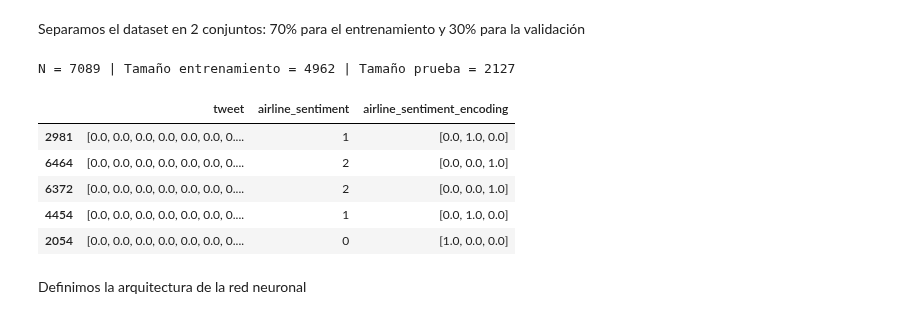
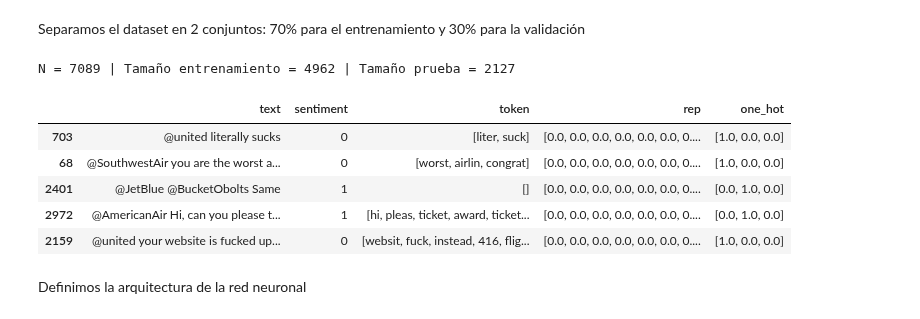
Before and after one commit to AngieJoya99/Proyecto-RN, a Jupyter notebook: Entrega1.ipynb, the cells around one changed output. Saved outputs shown, nothing was run; the diff lists cells and outputs as text; code cells hidden in the pictures.

```diff
--- a/Entrega1.ipynb
+++ b/Entrega1.ipynb
@@ -110,3 +124,7 @@ dataset.head()
+# %%
+dataset = dataset.drop(["airline"], axis=1)
+dataset["sentiment"] = dataset["airline_sentiment"].replace({"negative" : 0, "neutral" : 1, "positive" : 2}).astype(int)
+dataset = dataset.drop(["airline_sentiment"], axis=1)
 # %% [markdown]
 Procesamos y tokenizamos el texto para poder asignarle representaciones numéricas que se puedan utilizar en la Red Neuronal
 # %%
@@ -177,9 +195,10 @@ Como la distribución de los datos no está balanceada, implementamos la técnic
 # %%
-submuestreo = ClusterCentroids(sampling_strategy='auto', random_state=2025)
+submuestreo = NearMiss(sampling_strategy='auto',version=1)
 
 x = np.array(dataset["rep"].to_list(), dtype="float32")
+y = dataset["sentiment"].values
+xBal, yBal = submuestreo.fit_resample(x, y)
+indicesBal = submuestreo.sample_indices_
 
-#El submuestreo no recibe one hot encoding, convertir a etiquetas 0,1,2
-y = dataset["airline_sentiment"].map({"negative": 0, "neutral": 1, "positive": 2}).astype(int)
-
-xBal, yBal = submuestreo.fit_resample(x, y)
+datasetBal = dataset.iloc[indicesBal].copy().reset_index(drop=True)
+datasetBal.info()
@@ -186,5 +217,4 @@ xBal, yBal = submuestreo.fit_resample(x, y)
 # %%
-datasetBal = pd.DataFrame({"tweet": [row.tolist() for row in xBal],"airline_sentiment": yBal})
-graficaDistribucion(datasetBal,"airline_sentiment",["Neutro", "Positivo", "Negativo"],"Sentimiento","Instancias","Distribución Porcentual de las Opiniones del Dataset Balanceado")
+graficaDistribucion(datasetBal,"sentiment",["Neutro", "Positivo", "Negativo"],"Sentimiento","Instancias","Distribución Porcentual de las Opiniones del Dataset Balanceado")
 # %% [output]
 [figure]
@@ -191,29 +223,26 @@ graficaDistribucion(datasetBal,"airline_sentiment",["Neutro", "Positivo", "Negat
+# %%
+datasetBal["one_hot"] = list(to_categorical(datasetBal["sentiment"], num_classes=3))
 # %% [markdown]
 ## Creación y Entrenamiento de la Red Neuronal
 # %% [markdown]
 Separamos el dataset en 2 conjuntos: 70% para el entrenamiento y 30% para la validación
 # %%
-#Se realiza nuevamente one hot encoding
-datasetBal["airline_sentiment_encoding"] = list(
-    to_categorical(datasetBal["airline_sentiment"], num_classes=3)
-)
-
 n = len(datasetBal)
 cTrain = int(n*0.7) # 70% para entrenar y 30% para la validación
 cTest = n-cTrain
 
 print(f"N = {n} | Tamaño entrenamiento = {cTrain} | Tamaño prueba = {cTest}")
 
 trainData, testData = train_test_split(datasetBal, train_size=cTrain, test_size=cTest, random_state=2025)
-testData.head()
+trainData.head()
 # %% [output]
 N = 7089 | Tamaño entrenamiento = 4962 | Tamaño prueba = 2127
-|  | tweet | airline_sentiment | airline_sentiment_encoding |
-| 2981 | [0.0, 0.0, 0.0, 0.0, 0.0, 0.0, 0.... | 1 | [0.0, 1.0, 0.0] |
-| 6464 | [0.0, 0.0, 0.0, 0.0, 0.0, 0.0, 0.... | 2 | [0.0, 0.0, 1.0] |
-| 6372 | [0.0, 0.0, 0.0, 0.0, 0.0, 0.0, 0.... | 2 | [0.0, 0.0, 1.0] |
-| 4454 | [0.0, 0.0, 0.0, 0.0, 0.0, 0.0, 0.... | 1 | [0.0, 1.0, 0.0] |
-| 2054 | [0.0, 0.0, 0.0, 0.0, 0.0, 0.0, 0.... | 0 | [1.0, 0.0, 0.0] |
+|  | text | sentiment | token | rep | one_hot |
+| 703 | @united literally sucks | 0 | [liter, suck] | [0.0, 0.0, 0.0, 0.0, 0.0, 0.0, 0.... | [1.0, 0.0, 0.0] |
+| 68 | @SouthwestAir you are the worst a... | 0 | [worst, airlin, congrat] | [0.0, 0.0, 0.0, 0.0, 0.0, 0.0, 0.... | [1.0, 0.0, 0.0] |
+| 2401 | @JetBlue @BucketObolts Same | 1 | [] | [0.0, 0.0, 0.0, 0.0, 0.0, 0.0, 0.... | [0.0, 1.0, 0.0] |
+| 2972 | @AmericanAir Hi, can you please t... | 1 | [hi, pleas, ticket, award, ticket... | [0.0, 0.0, 0.0, 0.0, 0.0, 0.0, 0.... | [0.0, 1.0, 0.0] |
+| 2159 | @united your website is fucked up... | 0 | [websit, fuck, instead, 416, flig... | [0.0, 0.0, 0.0, 0.0, 0.0, 0.0, 0.... | [1.0, 0.0, 0.0] |
 # %% [markdown]
 Definimos la arquitectura de la red neuronal
 # %%
```
Also changed, not shown: parts of 20 cells of this notebook.
